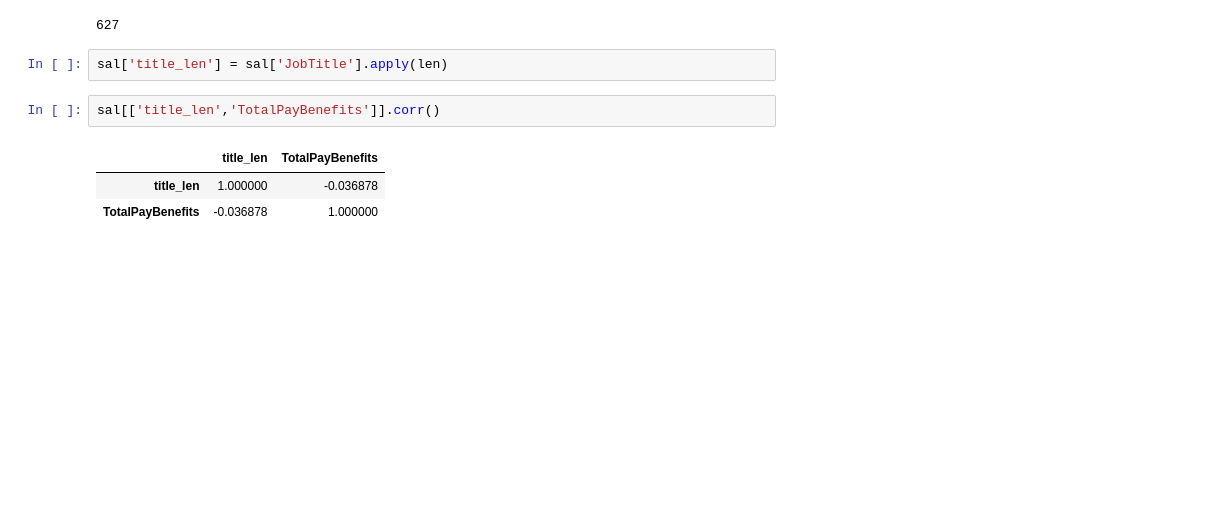
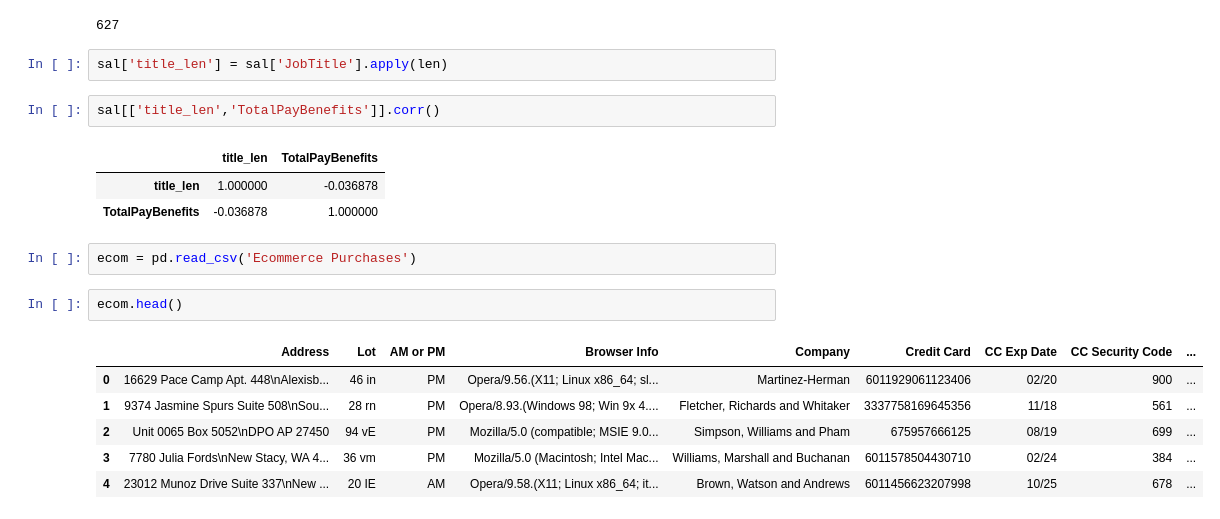
Before and after one commit to yashkuceriya/pythonprac, a Jupyter notebook: Mlds.ipynb, the cells around one changed output. Cells and saved outputs as stored; diff of their text form; blank space fills up the shorter version.

```diff
--- a/Mlds.ipynb
+++ b/Mlds.ipynb
@@ -866,3 +866,14 @@ sal[['title_len','TotalPayBenefits']].corr()
 |  | title_len | TotalPayBenefits |
 | title_len | 1.000000 | -0.036878 |
 | TotalPayBenefits | -0.036878 | 1.000000 |
+# %%
+ecom = pd.read_csv('Ecommerce Purchases')
+# %%
+ecom.head()
+# %% [output]
+|  | Address | Lot | AM or PM | Browser Info | Company | Credit Card | CC Exp Date | CC Security Code | ... |
+| 0 | 16629 Pace Camp Apt. 448\nAlexisb... | 46 in | PM | Opera/9.56.(X11; Linux x86_64; sl... | Martinez-Herman | 6011929061123406 | 02/20 | 900 | ... |
+| 1 | 9374 Jasmine Spurs Suite 508\nSou... | 28 rn | PM | Opera/8.93.(Windows 98; Win 9x 4.... | Fletcher, Richards and Whitaker | 3337758169645356 | 11/18 | 561 | ... |
+| 2 | Unit 0065 Box 5052\nDPO AP 27450 | 94 vE | PM | Mozilla/5.0 (compatible; MSIE 9.0... | Simpson, Williams and Pham | 675957666125 | 08/19 | 699 | ... |
+| 3 | 7780 Julia Fords\nNew Stacy, WA 4... | 36 vm | PM | Mozilla/5.0 (Macintosh; Intel Mac... | Williams, Marshall and Buchanan | 6011578504430710 | 02/24 | 384 | ... |
+| 4 | 23012 Munoz Drive Suite 337\nNew ... | 20 IE | AM | Opera/9.58.(X11; Linux x86_64; it... | Brown, Watson and Andrews | 6011456623207998 | 10/25 | 678 | ... |
```
Also changed, not shown: parts of 18 cells of this notebook.
